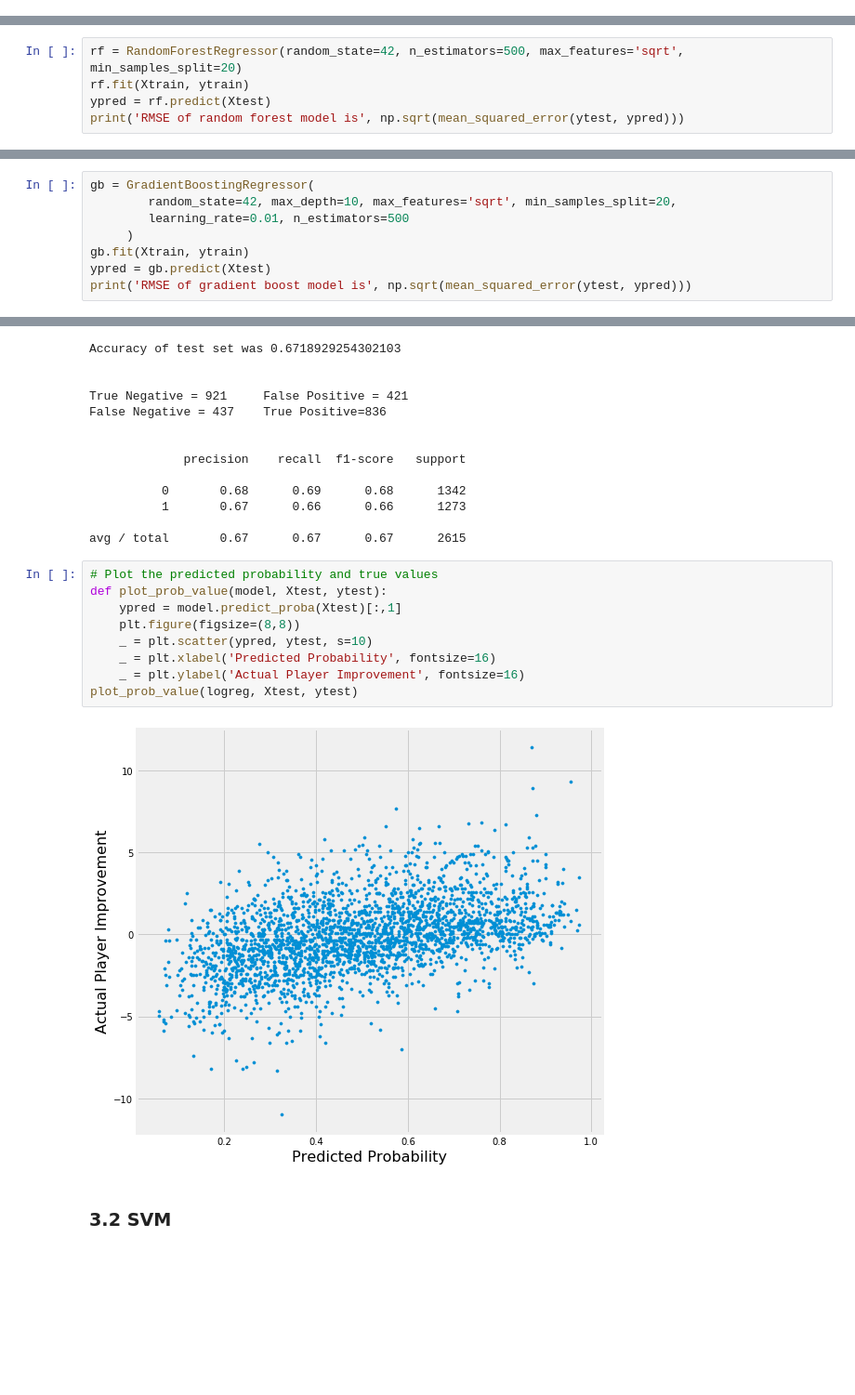
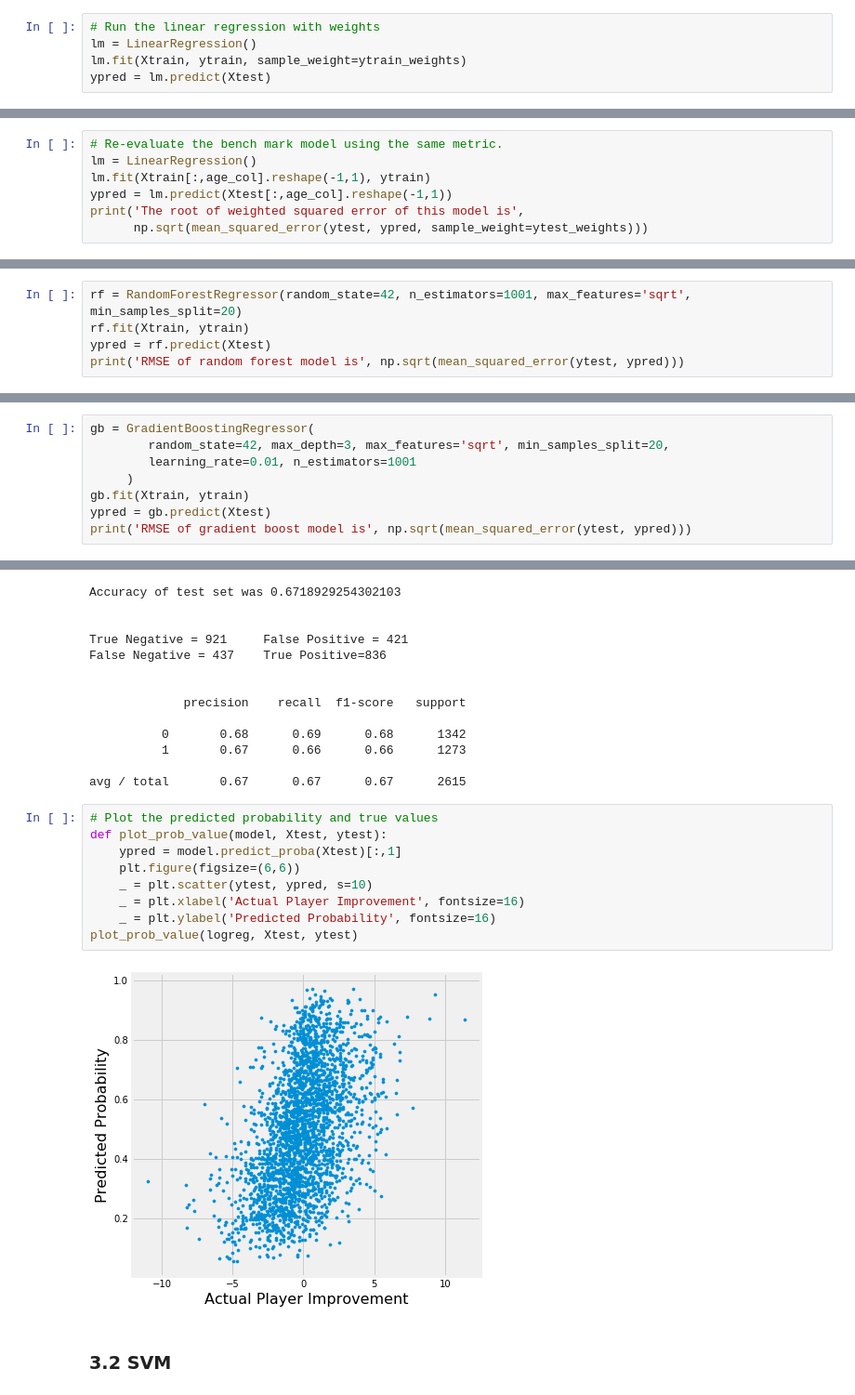
Before and after one commit to zxl124/NBA_improvement_prediction, a Jupyter notebook: notebooks/Machine_Learning.ipynb, the cells around one changed output, grey strips where cells are left out. Shown at 93% size. Drawn from its saved outputs; the diff is of its cells as text; blank space fills up the shorter version.

Commit message:
Changed machine learning

```diff
--- a/notebooks/Machine_Learning.ipynb
+++ b/notebooks/Machine_Learning.ipynb
@@ -168,0 +228,5 @@ The alpha parameter is very small. There is very little regularization. The Lass
+# %%
+# Run the linear regression with weights
+lm = LinearRegression()
+lm.fit(Xtrain, ytrain, sample_weight=ytrain_weights)
+ypred = lm.predict(Xtest)
@@ -168,0 +265,7 @@ The alpha parameter is very small. There is very little regularization. The Lass
+# %%
+# Re-evaluate the bench mark model using the same metric.
+lm = LinearRegression()
+lm.fit(Xtrain[:,age_col].reshape(-1,1), ytrain)
+ypred = lm.predict(Xtest[:,age_col].reshape(-1,1))
+print('The root of weighted squared error of this model is',
+      np.sqrt(mean_squared_error(ytest, ypred, sample_weight=ytest_weights)))
@@ -205,5 +312,5 @@ Best RMSE was 1.9967399963830037
 # %%
-rf = RandomForestRegressor(random_state=42, n_estimators=500, max_features='sqrt', min_samples_split=20)
+rf = RandomForestRegressor(random_state=42, n_estimators=1001, max_features='sqrt', min_samples_split=20)
 rf.fit(Xtrain, ytrain)
 ypred = rf.predict(Xtest)
 print('RMSE of random forest model is', np.sqrt(mean_squared_error(ytest, ypred)))
@@ -237,7 +344,7 @@ Best RMSE was 1.9932755411062228
 # %%
 gb = GradientBoostingRegressor(
-        random_state=42, max_depth=10, max_features='sqrt', min_samples_split=20,
-        learning_rate=0.01, n_estimators=500
+        random_state=42, max_depth=3, max_features='sqrt', min_samples_split=20,
+        learning_rate=0.01, n_estimators=1001
      )
 gb.fit(Xtrain, ytrain)
 ypred = gb.predict(Xtest)
@@ -326,14 +433,14 @@ avg / total       0.67      0.67      0.67      2615
 # %%
 # Plot the predicted probability and true values
 def plot_prob_value(model, Xtest, ytest):
     ypred = model.predict_proba(Xtest)[:,1]
-    plt.figure(figsize=(8,8))
-    _ = plt.scatter(ypred, ytest, s=10)
-    _ = plt.xlabel('Predicted Probability', fontsize=16)
-    _ = plt.ylabel('Actual Player Improvement', fontsize=16)
+    plt.figure(figsize=(6,6))
+    _ = plt.scatter(ytest, ypred, s=10)
+    _ = plt.xlabel('Actual Player Improvement', fontsize=16)
+    _ = plt.ylabel('Predicted Probability', fontsize=16)
 plot_prob_value(logreg, Xtest, ytest)
 # %% [output]
-[figure, old version]
+[figure, new version]
 # %% [markdown]
 ### 3.2 SVM
 # %%
```
Also changed, not shown: parts of 37 cells of this notebook.
